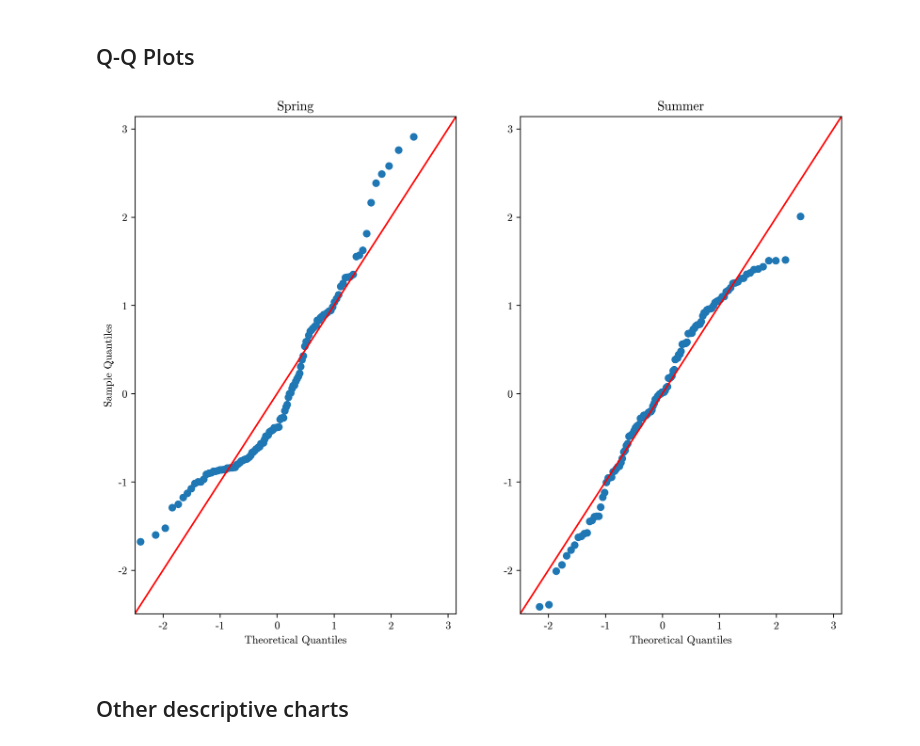
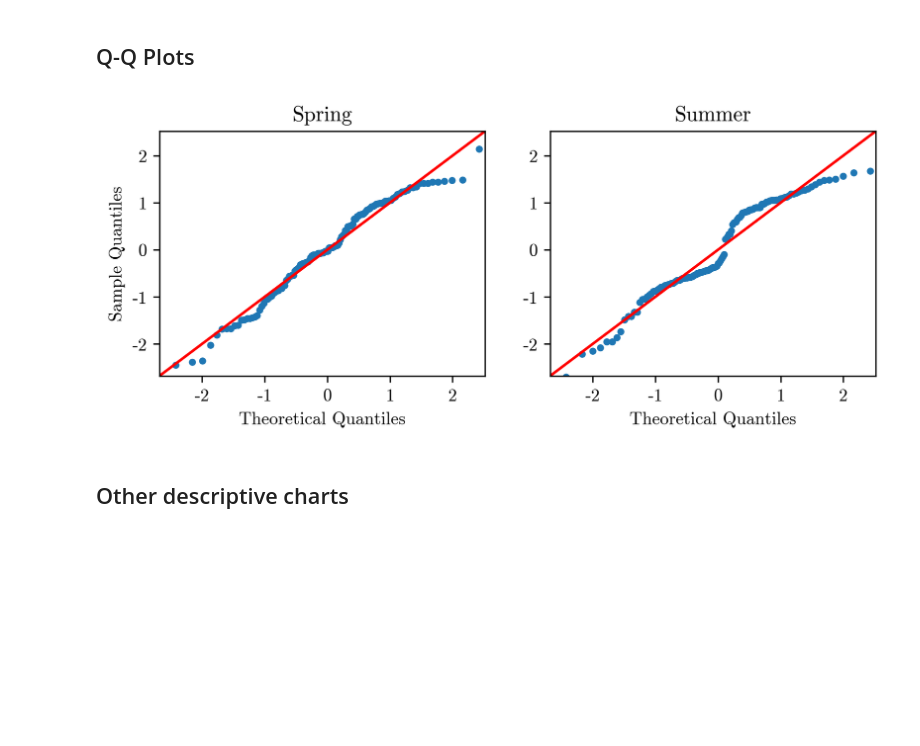
Before and after one commit to rorycreedon/stat0032_assignment, a Jupyter notebook: task_1.ipynb, the cells around one changed output. Drawn from its saved outputs; the diff is of its cells as text; code cells hidden in the pictures; blank space fills up the shorter version.

```diff
--- a/task_1.ipynb
+++ b/task_1.ipynb
@@ -67,11 +67,11 @@ for c in columns_to_check:
 # %%
 # Spring and summer only
 peak_evenings = hour_data.copy()
-peak_evenings = peak_evenings[peak_evenings.season.isin([1, 2])]
+peak_evenings = peak_evenings[peak_evenings.season.isin([2, 3])]
 
 # Defining evening peak times
 peak_evenings = peak_evenings[peak_evenings.workingday==1]
-peak_evenings = peak_evenings[peak_evenings.hr.isin([16,17,18,19])]
+peak_evenings = peak_evenings[peak_evenings.hr.isin([15,16,17,18])]
 # %% [markdown]
 ## Histograms
 # %%
@@ -112,16 +112,16 @@ The histogram above shows that neither of the two distributions appear to follow
 # %% [markdown]
 ## Q-Q Plots
 # %%
-fig, (ax0, ax1)= plt.subplots(ncols=2, figsize=(11.69,8.27), sharex=True, sharey=True)
-sm.qqplot(peak_evenings_daily['sum'][peak_evenings_daily.season==1], line='45', fit=True, ax = ax0)
+fig, (ax0, ax1)= plt.subplots(ncols=2, figsize=(7.27,2.5), sharex=True, sharey=True)
+sm.qqplot(peak_evenings_daily['sum'][peak_evenings_daily.season==2], line='45', fit=True, ax = ax0, markersize=3)
 ax0.set_title('Spring')
-sm.qqplot(peak_evenings_daily['sum'][peak_evenings_daily.season==2], line='45', fit=True, ax = ax1)
+sm.qqplot(peak_evenings_daily['sum'][peak_evenings_daily.season==3], line='45', fit=True, ax = ax1, markersize=3)
 ax1.set_title('Summer')
 ax1.set_ylabel(None)
 ax1.yaxis.set_tick_params(labelleft=True)
 fig.savefig('plots/QQ plots.png', bbox_inches="tight")
 # %% [output]
-[figure, old version]
+[figure, new version]
 # %% [markdown]
 ## Other descriptive charts
 # %%
```
Also changed, not shown: parts of 4 cells of this notebook, 3 other files.
